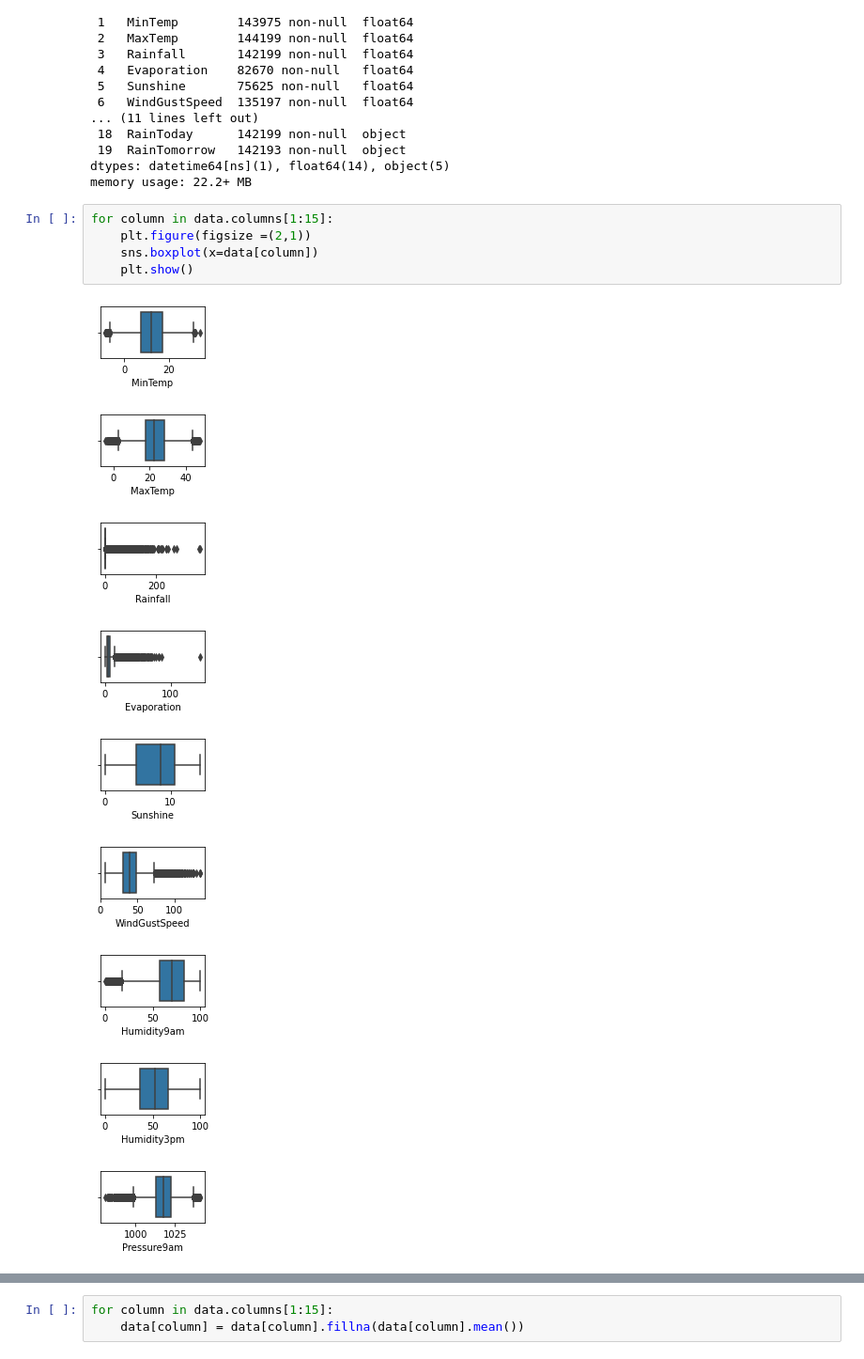
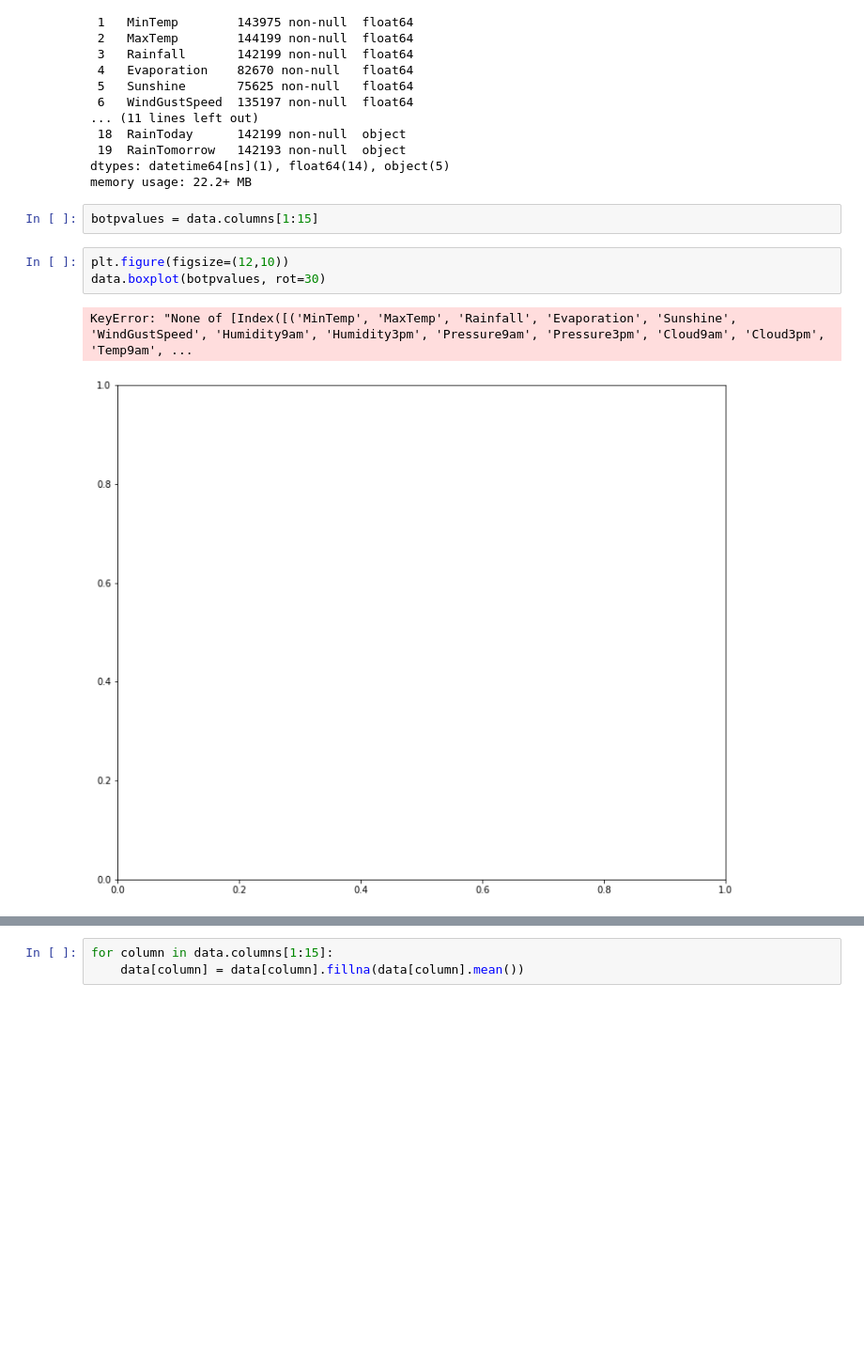
Before and after one commit to yagiz35/Xgboost-Karar-Agaclari-Kullanarak-Rain-In-Austuralia-data-setine-makine-ogrenmesi-uygulamas-, a Jupyter notebook: Untitled1.ipynb, the cells around one changed output, grey strips where cells are left out. Shown at 94% size. Cells and saved outputs as stored; diff of their text form; blank space fills up the shorter version.

```diff
--- a/Untitled1.ipynb
+++ b/Untitled1.ipynb
@@ -112,18 +112,11 @@ Data columns (total 20 columns):
  19  RainTomorrow   142193 non-null  object
 dtypes: datetime64[ns](1), float64(14), object(5)
 memory usage: 22.2+ MB
+# %%
+botpvalues = data.columns[1:15]
 # %%
-for column in data.columns[1:15]:
-    plt.figure(figsize =(2,1))
-    sns.boxplot(x=data[column])
-    plt.show()
+plt.figure(figsize=(12,10))
+data.boxplot(botpvalues, rot=30)
 # %% [output]
+KeyError: "None of [Index([('MinTemp', 'MaxTemp', 'Rainfall', 'Evaporation', 'Sunshine', 'WindGustSpeed', 'Humidity9am', 'Humidity3pm', 'Pressure9am', 'Pressure3pm', 'Cloud9am', 'Cloud3pm', 'Temp9am', ...
-[figure, old version]
+[figure, new version]
-[figure, removed]
-[figure, removed]
-[figure, removed]
-[figure, removed]
-[figure, removed]
-[figure, removed]
-[figure, removed]
-[figure, removed]
```
Also changed, not shown: parts of 17 cells of this notebook.
